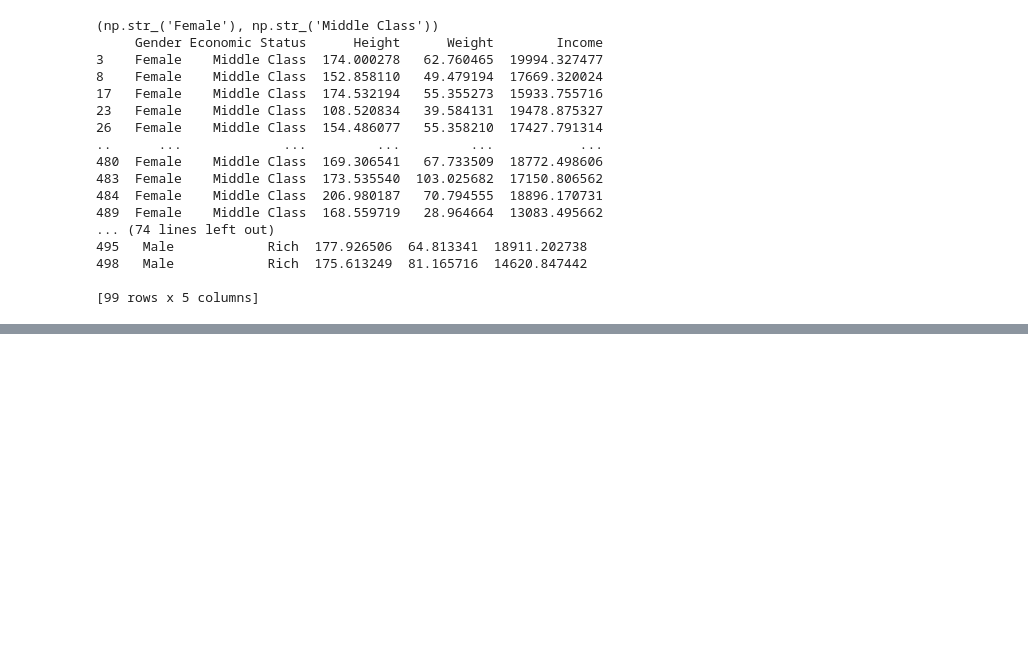
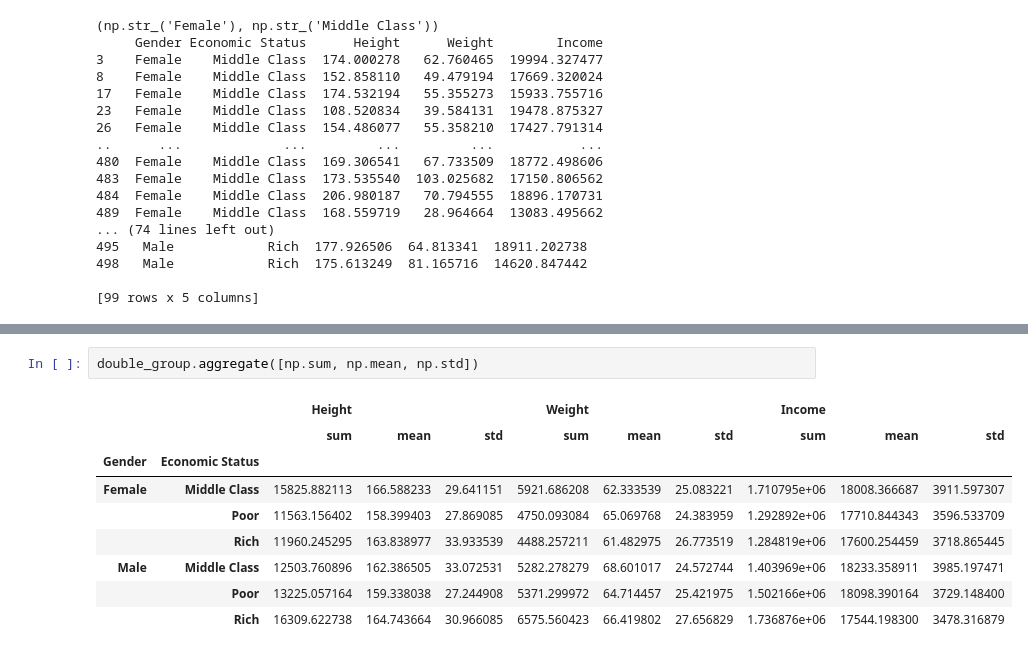
Before and after one commit to cdgutierrez456/data-science-course-gabriel-gomila, a Jupyter notebook: T2 - 3 - Data Cleaning - Agrupacion de datos.ipynb, the cells around one changed output, grey strips where cells are left out. Saved outputs shown, nothing was run; the diff lists cells and outputs as text; blank space fills up the shorter version.

```diff
--- a/T2 - 3 - Data Cleaning - Agrupacion de datos.ipynb
+++ b/T2 - 3 - Data Cleaning - Agrupacion de datos.ipynb
@@ -144,0 +237,12 @@ for names, groups in double_group:
+# %%
+double_group.aggregate([np.sum, np.mean, np.std])
+# %% [output]
+|  |  | Height |  |  | Weight |  |  | Income |  |  |
+|  |  | sum | mean | std | sum | mean | std | sum | mean | std |
+| Gender | Economic Status |  |  |  |  |  |  |  |  |  |
+| Female | Middle Class | 15825.882113 | 166.588233 | 29.641151 | 5921.686208 | 62.333539 | 25.083221 | 1.710795e+06 | 18008.366687 | 3911.597307 |
+|  | Poor | 11563.156402 | 158.399403 | 27.869085 | 4750.093084 | 65.069768 | 24.383959 | 1.292892e+06 | 17710.844343 | 3596.533709 |
+|  | Rich | 11960.245295 | 163.838977 | 33.933539 | 4488.257211 | 61.482975 | 26.773519 | 1.284819e+06 | 17600.254459 | 3718.865445 |
+| Male | Middle Class | 12503.760896 | 162.386505 | 33.072531 | 5282.278279 | 68.601017 | 24.572744 | 1.403969e+06 | 18233.358911 | 3985.197471 |
+|  | Poor | 13225.057164 | 159.338038 | 27.244908 | 5371.299972 | 64.714457 | 25.421975 | 1.502166e+06 | 18098.390164 | 3729.148400 |
+|  | Rich | 16309.622738 | 164.743664 | 30.966085 | 6575.560423 | 66.419802 | 27.656829 | 1.736876e+06 | 17544.198300 | 3478.316879 |
```
Also changed, not shown: parts of 10 cells of this notebook.
